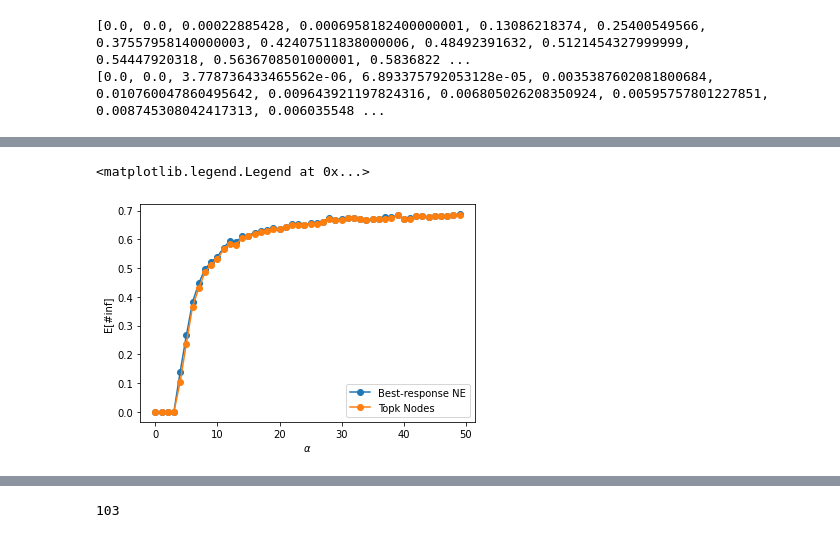
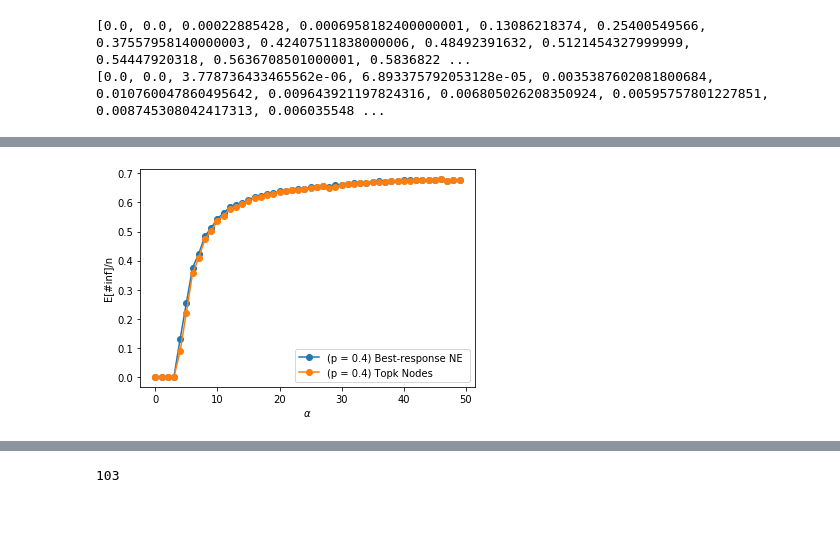
Before and after one commit to ahsantarique/social-distancing, a Jupyter notebook: vaccgame-d1.ipynb, the cells around one changed output, grey strips where cells are left out. Drawn from its saved outputs; the diff is of its cells as text; code cells hidden in the pictures.

```diff
--- a/vaccgame-d1.ipynb
+++ b/vaccgame-d1.ipynb
@@ -320,0 +334,6 @@ z4std =
+# %%
+vacc4 = [10000.0, 10000.0, 2171.0, 1412.0, 729.1, 520.6, 341.1, 274.3, 195.9, 162.1, 122.0, 101.3, 79.9, 72.1, 63.8, 55.0, 44.9, 43.0, 36.2, 34.8, 28.7, 27.4, 25.9, 24.0, 22.3, 19.3, 18.8, 17.8, 19.0, 16.0, 14.9, 13.5, 12.6, 11.8, 11.1, 9.8, 9.4, 9.7, 8.5, 8.9, 8.2, 8.0, 7.8, 7.7, 7.4, 7.0, 6.5, 8.0, 7.6, 7.0]
+vacc4std = [0.0, 0.0, 18.905025786811294, 8.07465169527454, 7.422263805605403, 11.60344776348823, 12.291867230002119, 7.836453279386026, 7.244998274671983, 9.170059977993601, 5.549774770204643, 4.405678154382138, 3.9610604640676716, 4.109744517606903, 3.8418745424597094, 5.118593556827891, 4.1340053217188775, 4.049691346263317, 1.7776388834631178, 2.6758176320519302, 2.794637722496424, 1.907878402833891, 2.071231517720798, 2.449489742783178, 2.193171219946131, 2.0024984394500787, 2.9597297173897483, 2.1354156504062622, 2.5298221281347035, 2.1447610589527217, 1.9209372712298547, 1.2041594578792296, 1.2806248474865698, 1.4000000000000001, 1.9209372712298547, 1.661324772583615, 1.8, 1.0999999999999999, 1.8027756377319946, 2.0223748416156684, 1.0770329614269007, 1.6733200530681511, 1.6, 1.1, 1.8, 0.8944271909999159, 0.806225774829855, 1.8439088914585775, 1.4966629547095764, 1.4832396974191326]
+# %%
+vacc3 = [10000.0, 10000.0, 1740.5, 876.5, 501.5, 289.5, 202.0, 155.3, 106.4, 90.9, 71.8, 56.2, 50.8, 44.4, 40.8, 34.2, 30.8, 27.1, 22.4, 20.0, 18.2, 16.6, 15.2, 13.8, 12.3, 11.1, 10.0, 11.4, 10.1, 9.3, 8.7, 9.1, 8.3, 7.9, 5.9, 6.0, 5.8, 5.6, 5.4, 5.8, 4.6, 4.3, 4.3, 4.6, 3.7, 3.5, 3.5, 4.3, 3.9, 3.6]
+vacc3std = [0.0, 0.0, 14.520674915443841, 13.306013678032953, 7.22841614740048, 11.534730165894649, 4.9396356140913875, 3.4365680554879163, 3.32264954516723, 7.555792479945436, 4.422668877499196, 4.812483766206386, 4.3772137256478585, 2.009975124224178, 2.749545416973504, 2.0396078054371136, 3.6, 3.080584360149873, 2.4576411454889016, 2.1447610589527217, 2.039607805437114, 2.6532998322843198, 1.5362291495737217, 1.3266499161421599, 1.268857754044952, 1.445683229480096, 2.0976176963403033, 1.5620499351813308, 1.5132745950421556, 1.2688577540449522, 1.9519221295943134, 0.9433981132056604, 2.2825424421026654, 0.8306623862918076, 1.57797338380595, 1.4142135623730951, 1.32664991614216, 1.42828568570857, 1.42828568570857, 1.1661903789690602, 1.42828568570857, 1.1874342087037917, 1.004987562112089, 1.1135528725660042, 1.1874342087037917, 1.284523257866513, 1.118033988749895, 0.7810249675906654, 1.1357816691600546, 0.48989794855663565]
@@ -323,7 +372,7 @@ z4std =
 # n = 1000; m = 2
 # G = nx.barabasi_albert_graph(n, m)
 
-k = mean_vacc_size.astype(int)
+k = vacc_mean.astype(int)
 topk_list = [get_topk_nodes(G, i) for i in k]
 
 zs = []
@@ -375,0 +435,21 @@ Text(0, 0.5, 'Jaccard Index')
+# %%
+'1.3  p = 0.3'
+exp_inf = [z3]
+
+
+
+zs = [0.0, 0.0, 0.0001788396, 0.0005232754000000003, 0.0131777664, 0.1306637504, 0.20309854339999997, 0.24604378219999995, 0.29684684900000013, 0.3140467957999999, 0.337667122, 0.35589588859999993, 0.36608305379999995, 0.3740217119999999, 0.3811621185999999, 0.38821604999999987, 0.397890718, 0.40243844019999997, 0.40971915420000005, 0.41436836200000005, 0.417111561, 0.4221884132, 0.42404416440000003, 0.4294812454, 0.4320649349999999, 0.4324927082, 0.435319388, 0.43316677360000017, 0.4364318908, 0.43918742660000004, 0.4425691898, 0.4414084246000001, 0.44239478040000013, 0.4453535669999998, 0.45153035999999985, 0.44963483999999987, 0.4516532697999999, 0.45155272859999984, 0.45394034980000003, 0.45521231439999993, 0.45568429779999986, 0.4556074180000003, 0.45410599600000007, 0.4560027294, 0.459814193, 0.45899258560000006, 0.45888700380000014, 0.456103166, 0.459341366, 0.45972057499999996]
+
+
+legend = ['(p = 0.3) Best-response NE ', '(p = 0.3) Topk Nodes']
+
+for y in exp_inf:
+    plt.plot(alphavals, y, 'o-')
+    plt.plot(alphavals, zs, 'o-')
+
+
+plt.xlabel(r'$\alpha$')
+plt.ylabel('E[#inf]/n')
+#ax.set_title('Montgomery county network')
+plt.legend(legend)
+plt.savefig('1_3_p3.pdf')
@@ -376,23 +458,21 @@ Text(0, 0.5, 'Jaccard Index')
 # %%
-p4 = exp_inf_list
-exp_inf = [p4]
+'1.3  p = 0.4'
+exp_inf = [z4]
 zs
-legend = ['Best-response NE', 'Topk Nodes']
+legend = ['(p = 0.4) Best-response NE ', '(p = 0.4) Topk Nodes']
 
 for y in exp_inf:
     plt.plot(alphavals, y, 'o-')
-
     plt.plot(alphavals, zs, 'o-')
 
 
 plt.xlabel(r'$\alpha$')
-plt.ylabel('E[#inf]')
+plt.ylabel('E[#inf]/n')
 #ax.set_title('Montgomery county network')
 plt.legend(legend)
-#plt.savefig('out/montgomery_p0.0435.png')
+plt.savefig('1_3_p4.pdf')
 # %% [output]
-<matplotlib.legend.Legend at 0x...>
-[figure, old version]
+[figure, new version]
 # %%
 # p1 = [0.0, 0.0, 0.001356834, 0.0016395199999999998, 0.0017922860000000001, 0.0018332099999999996, 0.001955692, 0.002190552, 0.002336868, 0.00224686, 0.002278218, 0.0024380020000000003, 0.00243888, 0.002432844, 0.002446016, 0.0024340580000000002, 0.0024152019999999995, 0.0024434439999999995, 0.0024258120000000003, 0.00240963, 0.0024208999999999993, 0.002444848, 0.002440438, 0.002436532000000001, 0.002401036, 0.002471888, 0.0024298059999999996, 0.002452676, 0.0024213999999999998, 0.0024878699999999997, 0.0024694300000000003, 0.0024251560000000004, 0.002455742, 0.002419895999999999, 0.0024030559999999998, 0.0024264799999999995, 0.0024256200000000003, 0.0024405039999999996, 0.0024268000000000002, 0.002446722, 0.0024319320000000004, 0.0024316060000000002, 0.0024240699999999995, 0.002456836, 0.0024099399999999997, 0.00242308, 0.002425132, 0.0024358619999999996, 0.0024190439999999995, 0.002453242]
 
```
Also changed, not shown: parts of 13 cells of this notebook, 31 other files.
